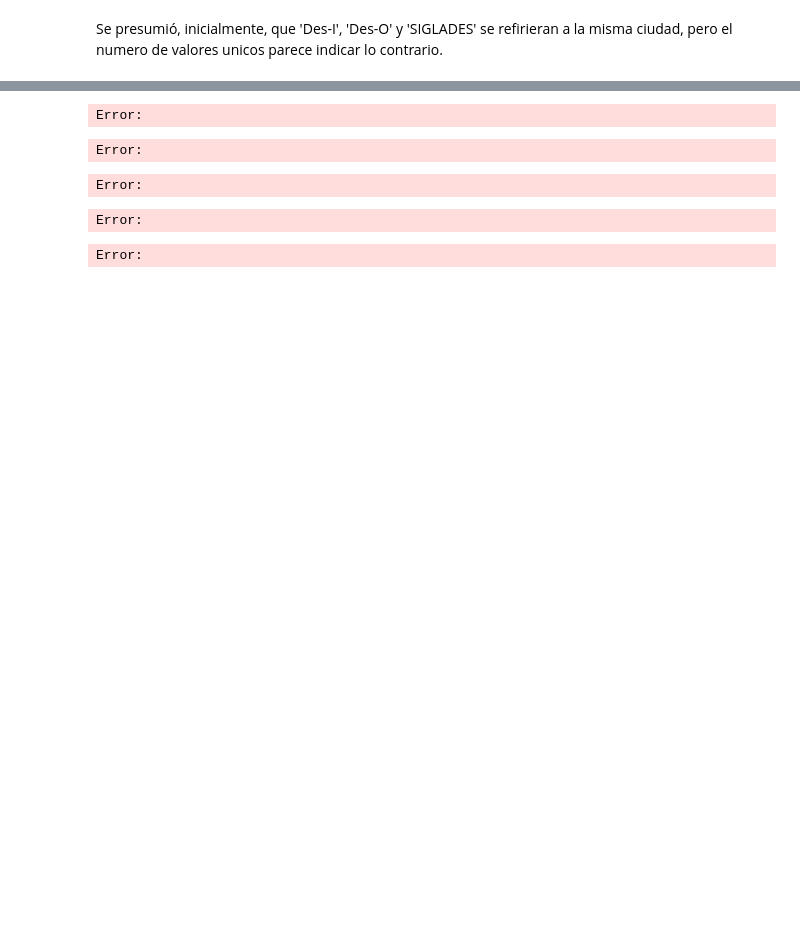
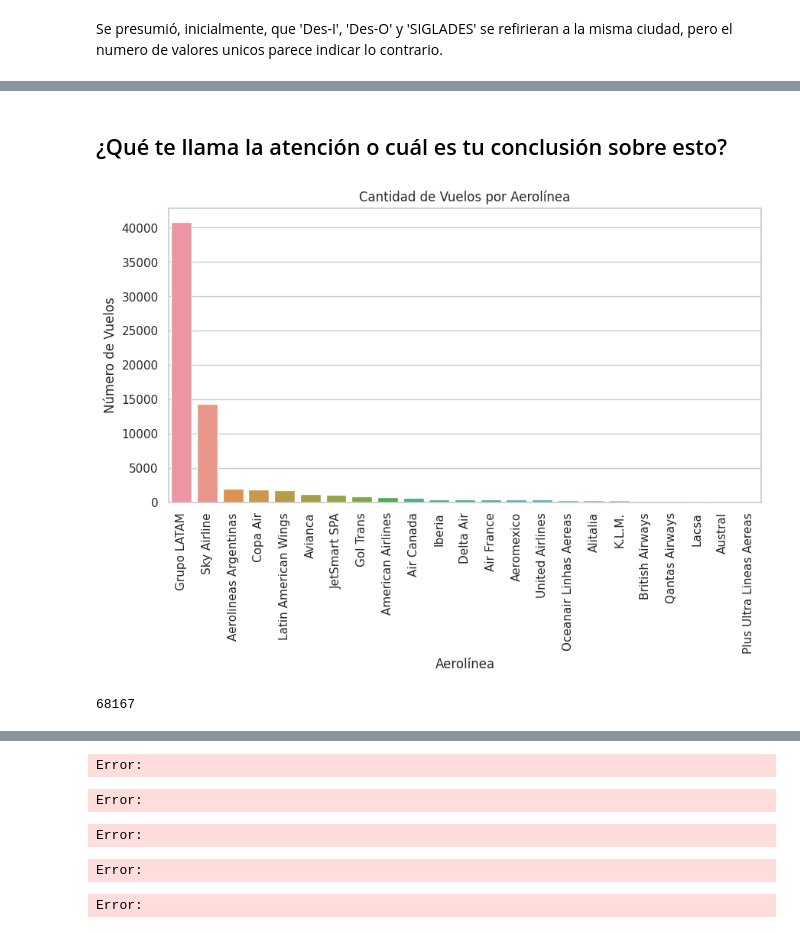
Before and after one commit to chuto81/datascientist_latam, a Jupyter notebook: solution.ipynb, the cells around one changed output, grey strips where cells are left out. Saved outputs shown, nothing was run; the diff lists cells and outputs as text; code cells hidden in the pictures; blank space fills up the shorter version.

```diff
--- a/solution.ipynb
+++ b/solution.ipynb
@@ -398,0 +485,18 @@ NameError: name 'ProfileReport' is not defined
+# %% [markdown]
+## ¿Qué te llama la atención o cuál es tu conclusión sobre esto?
+# %%
+vuelos_aerolineas = df_initial['OPERA'].value_counts()
+plt.figure(figsize = (10,5))
+# sns.set(style='whitegrid')
+sns.barplot(x=vuelos_aerolineas.index, y=vuelos_aerolineas.values)
+plt.title('Cantidad de Vuelos por Aerolínea')
+plt.ylabel('Número de Vuelos', fontsize=12)
+plt.xlabel('Aerolínea', fontsize=12)
+plt.xticks(rotation=90)
+plt.show()
+# %% [output]
+[figure, added]
+# %%
+vuelos_aerolineas.sum()
+# %% [output]
+68167
```
Also changed, not shown: parts of 53 cells of this notebook.
